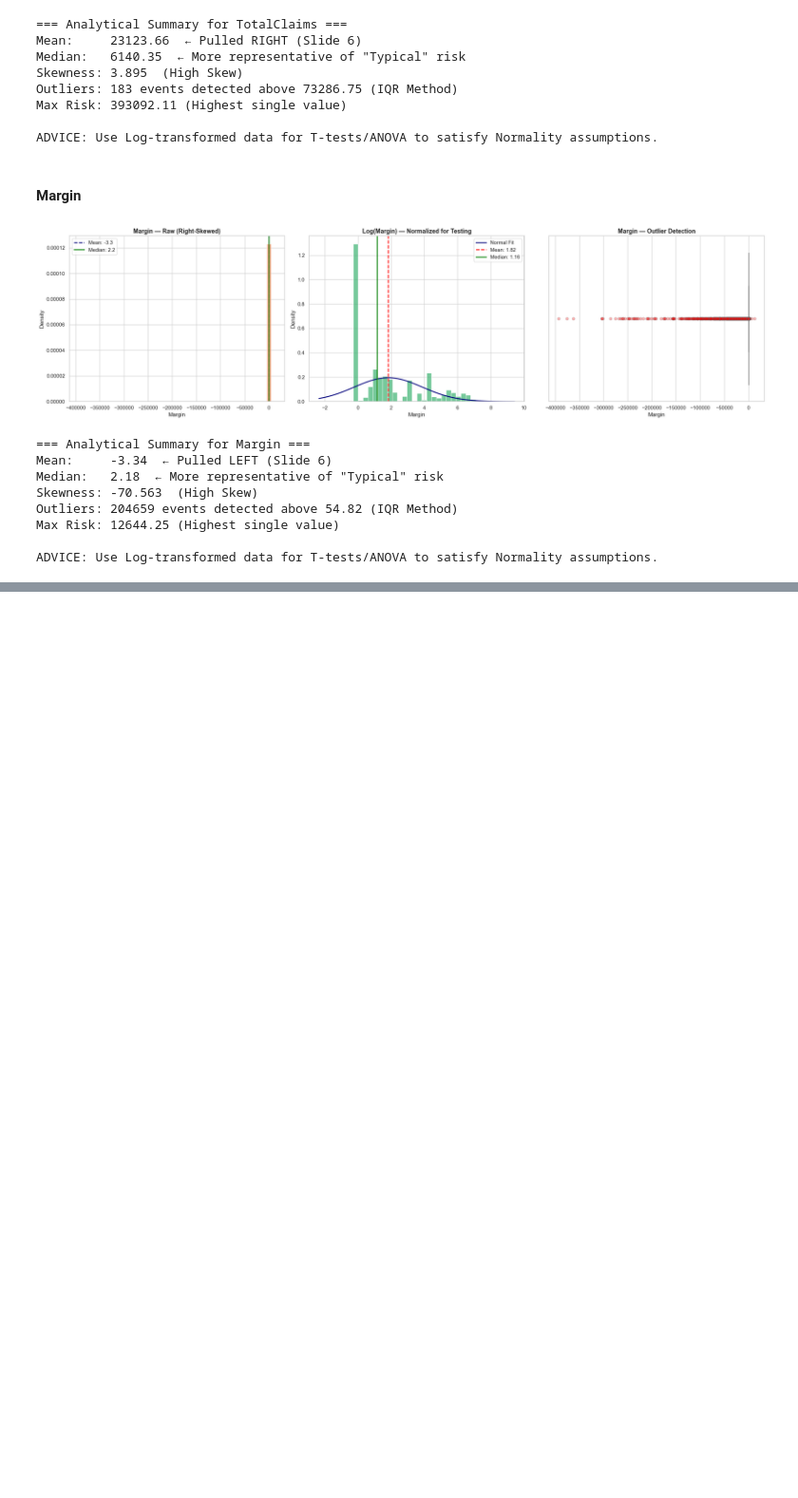
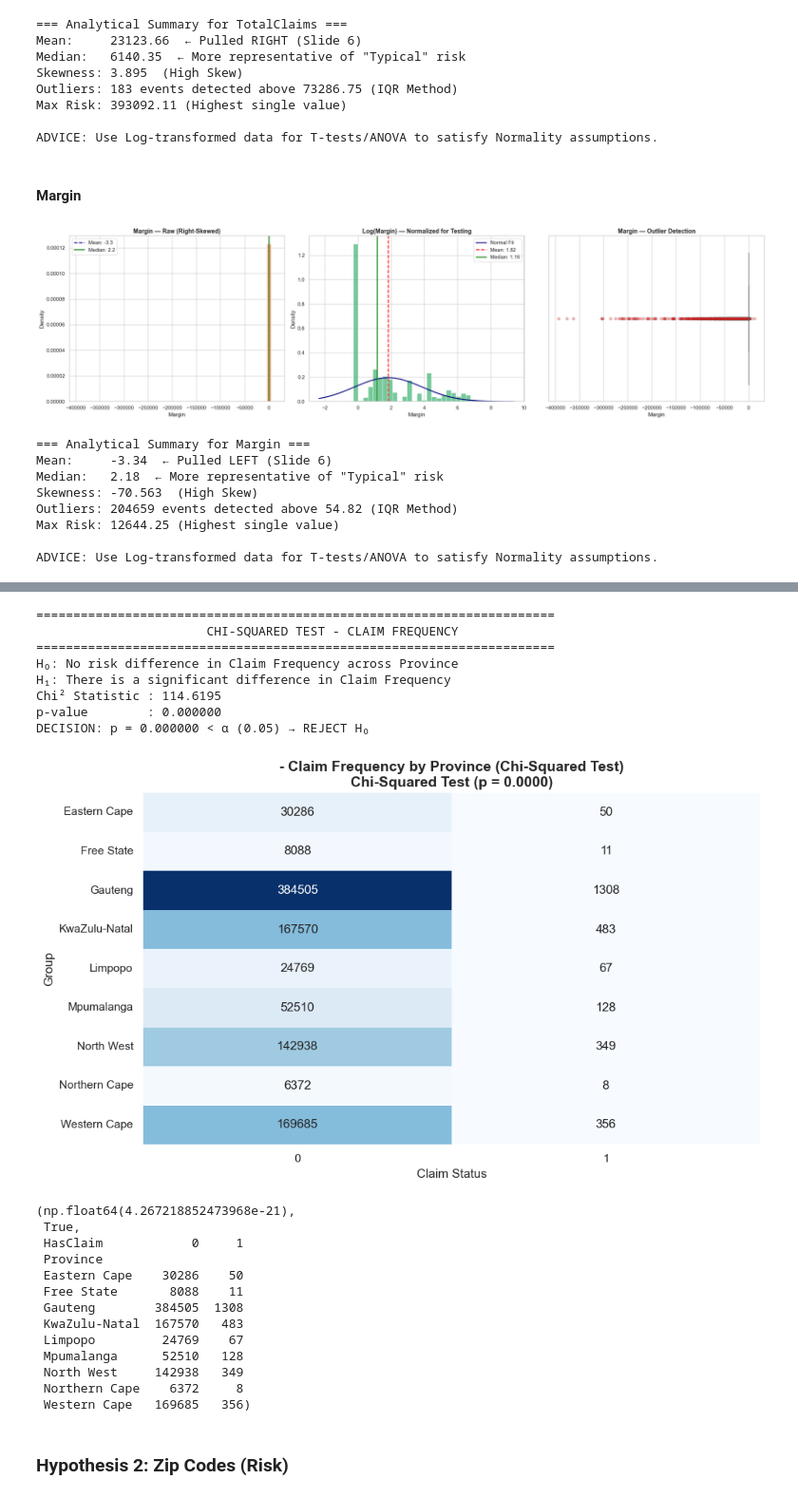
Before and after one commit to Melki123shi/insurance-risk-analytics, a Jupyter notebook: notebooks/02_hypothesis_testing.ipynb, the cells around one changed output, grey strips where cells are left out. Shown at 95% size. Drawn from its saved outputs; the diff is of its cells as text; code cells hidden in the pictures; blank space fills up the shorter version.

Commit message:
feat: add hypothesis testing

```diff
--- a/notebooks/02_hypothesis_testing.ipynb
+++ b/notebooks/02_hypothesis_testing.ipynb
@@ -99,0 +140,27 @@ ADVICE: Use Log-transformed data for T-tests/ANOVA to satisfy Normality assumpti
+# %%
+chi_squared_claim_frequency_test(df, group_col='Province', claim_col='HasClaim', title="- Claim Frequency by Province (Chi-Squared Test)")
+# %% [output]
+======================================================================
+                       CHI-SQUARED TEST - CLAIM FREQUENCY
+======================================================================
+H₀: No risk difference in Claim Frequency across Province
+H₁: There is a significant difference in Claim Frequency
+Chi² Statistic : 114.6195
+p-value        : 0.000000
+DECISION: p = 0.000000 < α (0.05) → REJECT H₀
+[figure, added]
+(np.float64(4.267218852473968e-21),
+ True,
+ HasClaim            0     1
+ Province
+ Eastern Cape    30286    50
+ Free State       8088    11
+ Gauteng        384505  1308
+ KwaZulu-Natal  167570   483
+ Limpopo         24769    67
+ Mpumalanga      52510   128
+ North West     142938   349
+ Northern Cape    6372     8
+ Western Cape   169685   356)
+# %% [markdown]
+### **Hypothesis 2: Zip Codes (Risk)**
```
Also changed, not shown: parts of 16 cells of this notebook, 1 other file.
